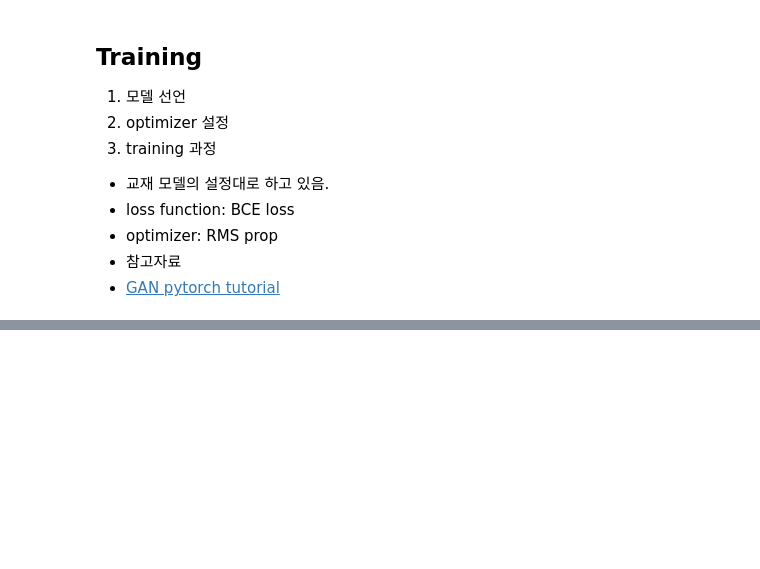
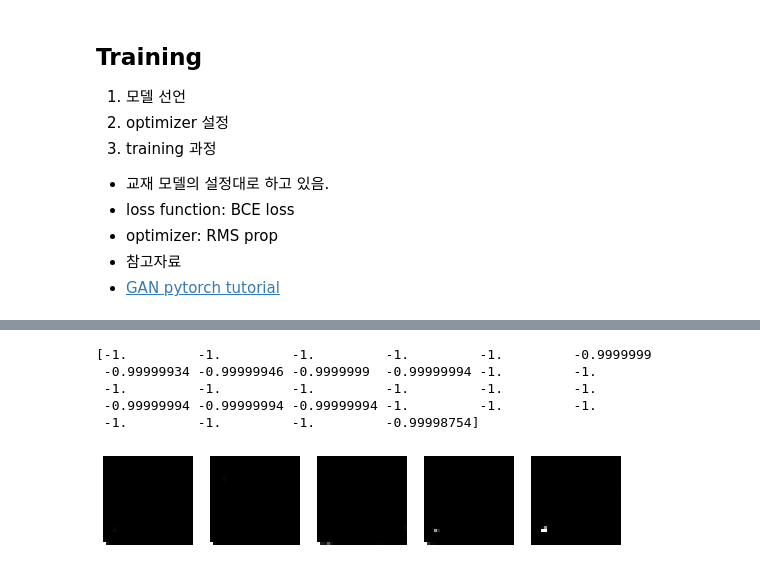
Before and after one commit to khodid/2020Evening, a Jupyter notebook: proj2_GAN.ipynb, the cells around one changed output, grey strips where cells are left out. Saved outputs shown, nothing was run; the diff lists cells and outputs as text; code cells hidden in the pictures; blank space fills up the shorter version.

```diff
--- a/proj2_GAN.ipynb
+++ b/proj2_GAN.ipynb
@@ -281,0 +352,26 @@ for epoch in range(epochs):
+# %%
+import matplotlib.pyplot as plt
+
+z = torch.randn(10, 100).to(device)
+image = model.gener(z)
+
+column, row = 8, 2
+fig = plt.figure(figsize = (15,5))
+
+for i in range(1, 6):
+
+  show = image[i].cpu().detach().numpy()
+
+  sub = fig.add_subplot(row, column, i)
+  sub.axis('off')
+  sub.imshow(show[0])
+  sub.imshow(show[0], cmap='gray')
+
+print(show[0][0])
+# %% [output]
+[-1.         -1.         -1.         -1.         -1.         -0.9999999
+ -0.99999934 -0.99999946 -0.9999999  -0.99999994 -1.         -1.
+ -1.         -1.         -1.         -1.         -1.         -1.
+ -0.99999994 -0.99999994 -0.99999994 -1.         -1.         -1.
+ -1.         -1.         -1.         -0.99998754]
+[figure, added]
```
Also changed, not shown: parts of 11 cells of this notebook.
